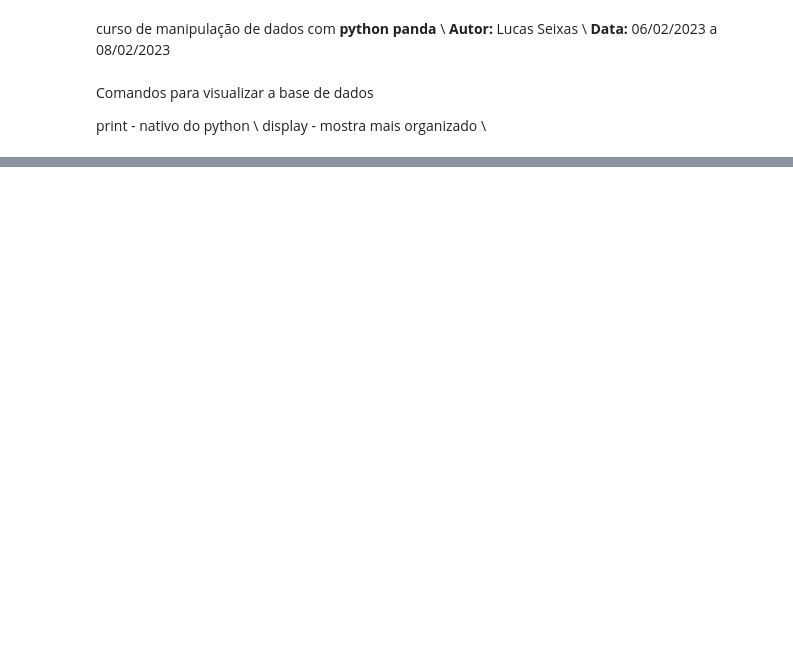
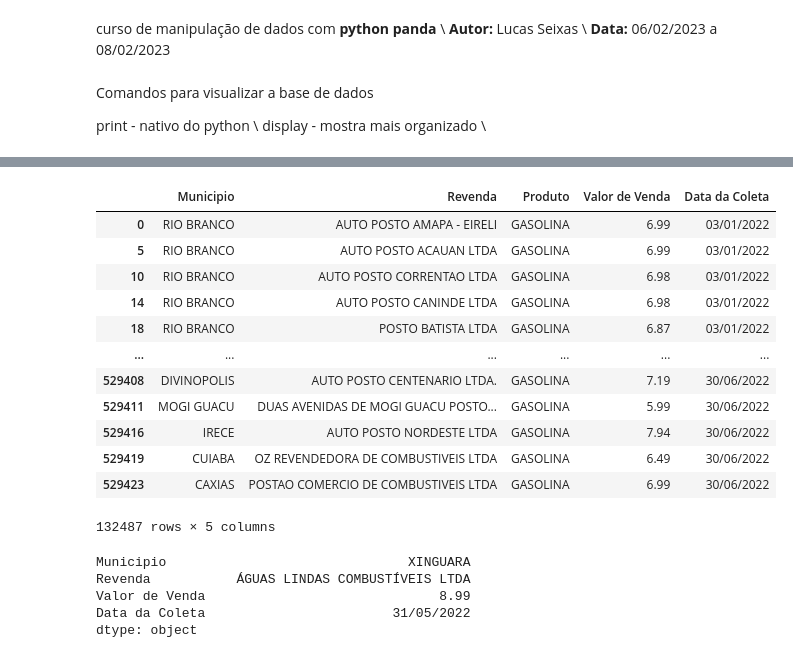
Before and after one commit to Seixaslima/curso_python_pandas, a Jupyter notebook: Curso_python_pandas.ipynb, the cells around one changed output, grey strips where cells are left out. Saved outputs shown, nothing was run; the diff lists cells and outputs as text; code cells hidden in the pictures; blank space fills up the shorter version.

```diff
--- a/Curso_python_pandas.ipynb
+++ b/Curso_python_pandas.ipynb
@@ -50,10 +183,29 @@ display(ca_df.loc[9:19])
 # %%
 #filtra o dataframe de acordo com certos parametros celecionados
 #filtramos o DF que o produto é gasolina
 #e colocamos as colunas Municipio, Revenda, Produto, Valor de Venda
 
 gas_df = ca_df[ca_df['Produto'] == 'GASOLINA']
 
 display(gas_df)
 
-display(gas_df.max())
+display(gas_df[['Municipio','Revenda','Valor de Venda','Data da Coleta']].max())
+# %% [output]
+|  | Municipio | Revenda | Produto | Valor de Venda | Data da Coleta |
+| 0 | RIO BRANCO | AUTO POSTO AMAPA - EIRELI | GASOLINA | 6.99 | 03/01/2022 |
+| 5 | RIO BRANCO | AUTO POSTO ACAUAN LTDA | GASOLINA | 6.99 | 03/01/2022 |
+| 10 | RIO BRANCO | AUTO POSTO CORRENTAO LTDA | GASOLINA | 6.98 | 03/01/2022 |
+| 14 | RIO BRANCO | AUTO POSTO CANINDE LTDA | GASOLINA | 6.98 | 03/01/2022 |
+| 18 | RIO BRANCO | POSTO BATISTA LTDA | GASOLINA | 6.87 | 03/01/2022 |
+| ... | ... | ... | ... | ... | ... |
+| 529408 | DIVINOPOLIS | AUTO POSTO CENTENARIO LTDA. | GASOLINA | 7.19 | 30/06/2022 |
+| 529411 | MOGI GUACU | DUAS AVENIDAS DE MOGI GUACU POSTO... | GASOLINA | 5.99 | 30/06/2022 |
+| 529416 | IRECE | AUTO POSTO NORDESTE LTDA | GASOLINA | 7.94 | 30/06/2022 |
+| 529419 | CUIABA | OZ REVENDEDORA DE COMBUSTIVEIS LTDA | GASOLINA | 6.49 | 30/06/2022 |
+| 529423 | CAXIAS | POSTAO COMERCIO DE COMBUSTIVEIS LTDA | GASOLINA | 6.99 | 30/06/2022 |
+132487 rows × 5 columns
+Municipio                               XINGUARA
+Revenda           ÁGUAS LINDAS COMBUSTÍVEIS LTDA
+Valor de Venda                              8.99
+Data da Coleta                        31/05/2022
+dtype: object
```
Also changed, not shown: parts of 16 cells of this notebook.
